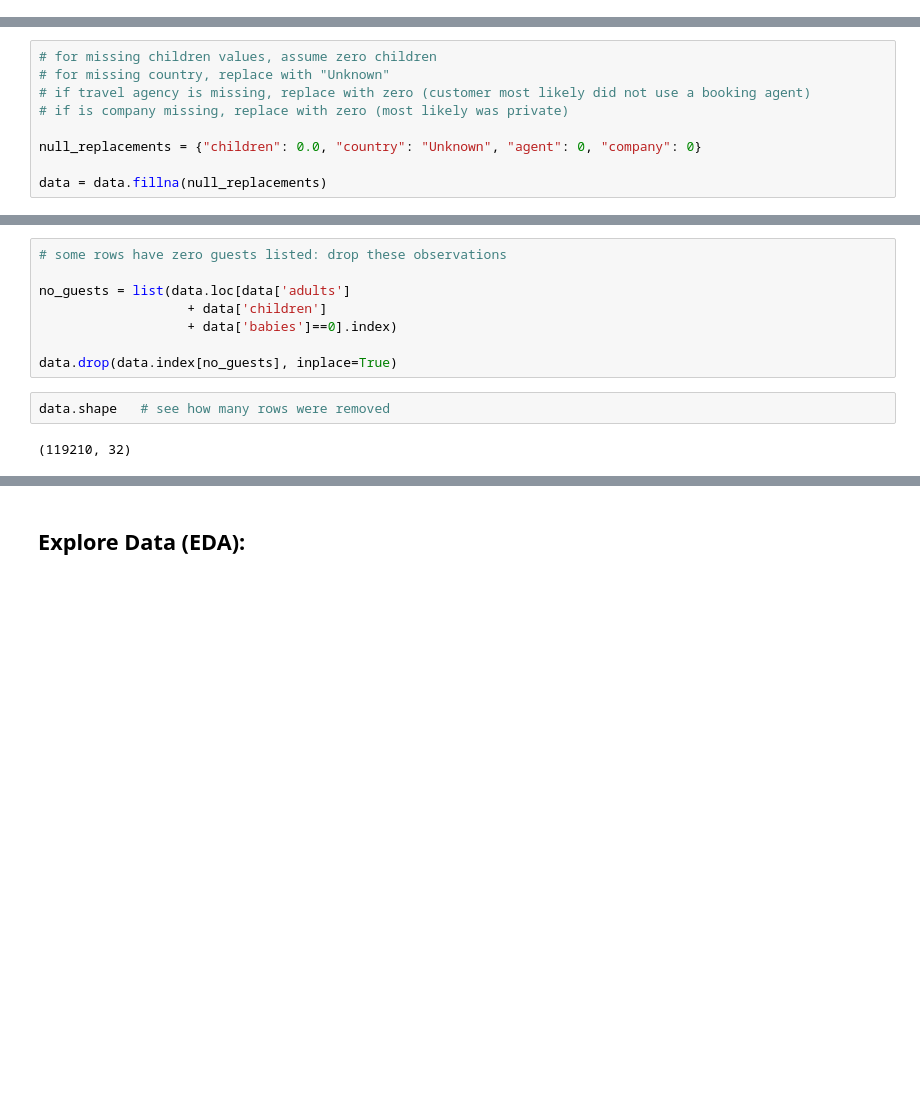
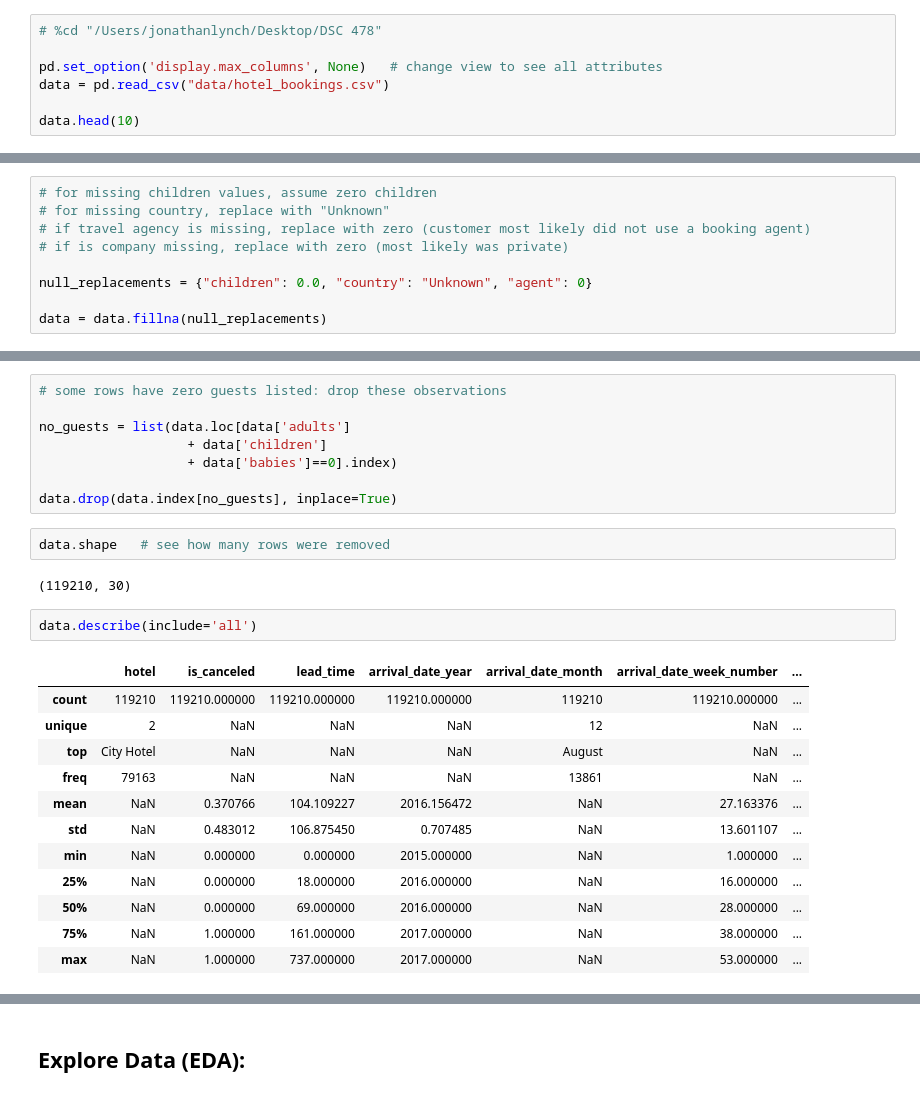
Before and after one commit to John-Rooney/DSC478_Group_Project, a Jupyter notebook: DSC 478 Final Project.ipynb, the cells around one changed output, grey strips where cells are left out. Saved outputs shown, nothing was run; the diff lists cells and outputs as text; blank space fills up the shorter version.

```diff
--- a/DSC 478 Final Project.ipynb
+++ b/DSC 478 Final Project.ipynb
@@ -43,0 +24,7 @@ data.head(10)
+# %%
+# %cd "/Users/jonathanlynch/Desktop/DSC 478"
+
+pd.set_option('display.max_columns', None)   # change view to see all attributes
+data = pd.read_csv("data/hotel_bookings.csv")
+
+data.head(10)
@@ -101,7 +105,7 @@ __Replace missing values:__
 # if travel agency is missing, replace with zero (customer most likely did not use a booking agent)
 # if is company missing, replace with zero (most likely was private)
 
-null_replacements = {"children": 0.0, "country": "Unknown", "agent": 0, "company": 0}
+null_replacements = {"children": 0.0, "country": "Unknown", "agent": 0}
 
 data = data.fillna(null_replacements)
 # %% [markdown]
@@ -121,5 +125,20 @@ data.drop(data.index[no_guests], inplace=True)
 # %%
 data.shape   # see how many rows were removed
 # %% [output]
-(119210, 32)
+(119210, 30)
+# %%
+data.describe(include='all')
+# %% [output]
+|  | hotel | is_canceled | lead_time | arrival_date_year | arrival_date_month | arrival_date_week_number | ... |
+| count | 119210 | 119210.000000 | 119210.000000 | 119210.000000 | 119210 | 119210.000000 | ... |
+| unique | 2 | NaN | NaN | NaN | 12 | NaN | ... |
+| top | City Hotel | NaN | NaN | NaN | August | NaN | ... |
+| freq | 79163 | NaN | NaN | NaN | 13861 | NaN | ... |
+| mean | NaN | 0.370766 | 104.109227 | 2016.156472 | NaN | 27.163376 | ... |
+| std | NaN | 0.483012 | 106.875450 | 0.707485 | NaN | 13.601107 | ... |
+| min | NaN | 0.000000 | 0.000000 | 2015.000000 | NaN | 1.000000 | ... |
+| 25% | NaN | 0.000000 | 18.000000 | 2016.000000 | NaN | 16.000000 | ... |
+| 50% | NaN | 0.000000 | 69.000000 | 2016.000000 | NaN | 28.000000 | ... |
+| 75% | NaN | 1.000000 | 161.000000 | 2017.000000 | NaN | 38.000000 | ... |
+| max | NaN | 1.000000 | 737.000000 | 2017.000000 | NaN | 53.000000 | ... |
 # %%
```
Also changed, not shown: parts of 17 cells of this notebook.
